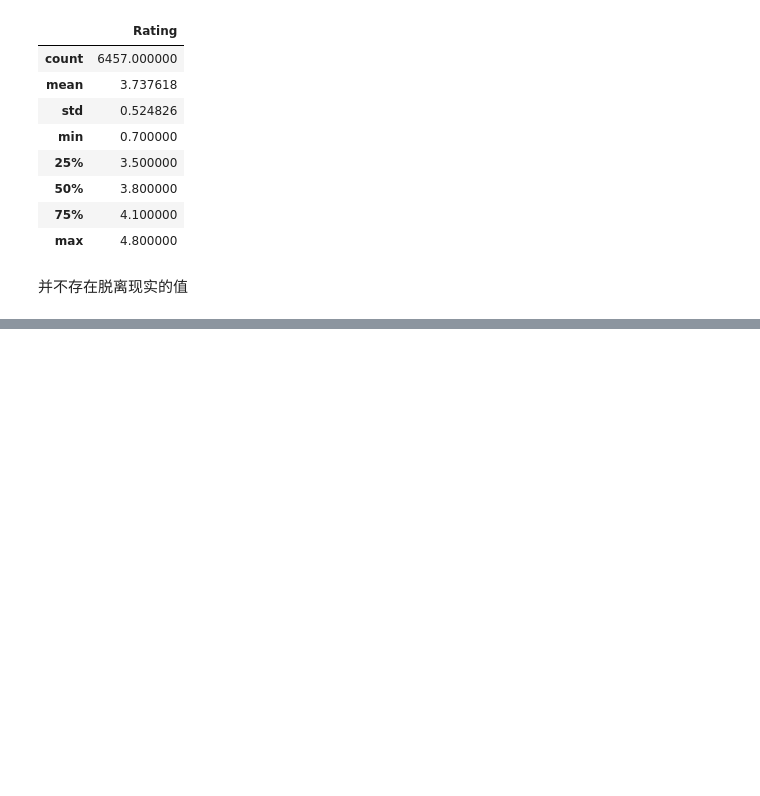
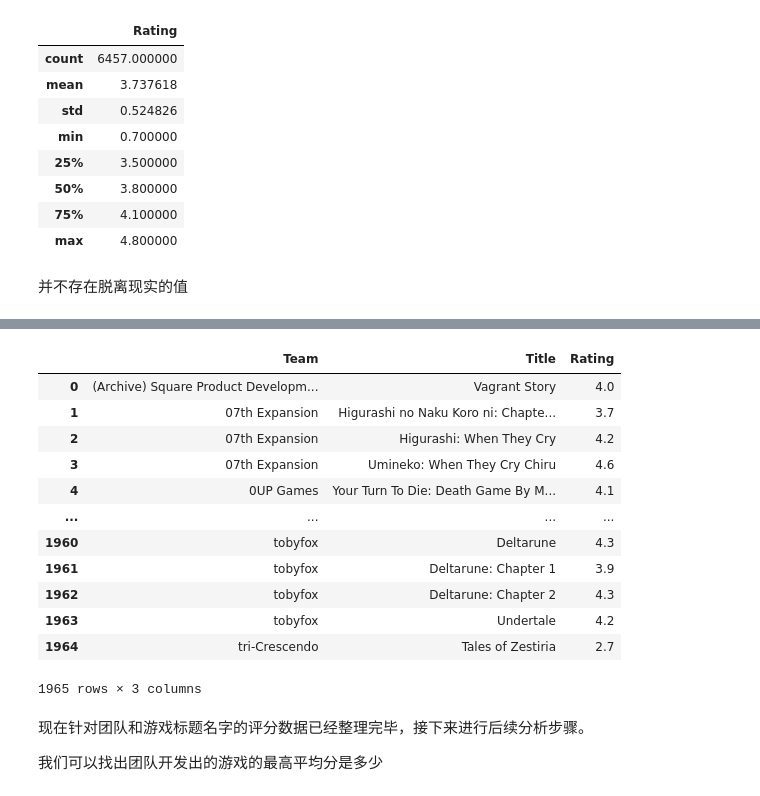
Before and after one commit to Tindoiimu/Python_data_analysis, a Jupyter notebook: 1980 年至 2023 年的热门电子游戏数据.ipynb, the cells around one changed output, grey strips where cells are left out. Saved outputs shown, nothing was run; the diff lists cells and outputs as text; code cells hidden in the pictures; blank space fills up the shorter version.

```diff
--- a/1980 年至 2023 年的热门电子游戏数据.ipynb
+++ b/1980 年至 2023 年的热门电子游戏数据.ipynb
@@ -249,0 +396,3 @@ cleaned_game_data
+# %%
+rating_groupby_team_and_title = groupby_genres_and_title['Rating'].mean()
+rating_groupby_team_and_title
@@ -249,0 +413,21 @@ cleaned_game_data
+# %%
+rating_groupby_team_and_title_df = rating_groupby_team_and_title.reset_index()
+rating_groupby_team_and_title_df
+# %% [output]
+|  | Team | Title | Rating |
+| 0 | (Archive) Square Product Developm... | Vagrant Story | 4.0 |
+| 1 | 07th Expansion | Higurashi no Naku Koro ni: Chapte... | 3.7 |
+| 2 | 07th Expansion | Higurashi: When They Cry | 4.2 |
+| 3 | 07th Expansion | Umineko: When They Cry Chiru | 4.6 |
+| 4 | 0UP Games | Your Turn To Die: Death Game By M... | 4.1 |
+| ... | ... | ... | ... |
+| 1960 | tobyfox | Deltarune | 4.3 |
+| 1961 | tobyfox | Deltarune: Chapter 1 | 3.9 |
+| 1962 | tobyfox | Deltarune: Chapter 2 | 4.3 |
+| 1963 | tobyfox | Undertale | 4.2 |
+| 1964 | tri-Crescendo | Tales of Zestiria | 2.7 |
+1965 rows × 3 columns
+# %% [markdown]
+现在针对团队和游戏标题名字的评分数据已经整理完毕，接下来进行后续分析步骤。
+
+我们可以找出团队开发出的游戏的最高平均分是多少
```
Also changed, not shown: parts of 35 cells of this notebook.
